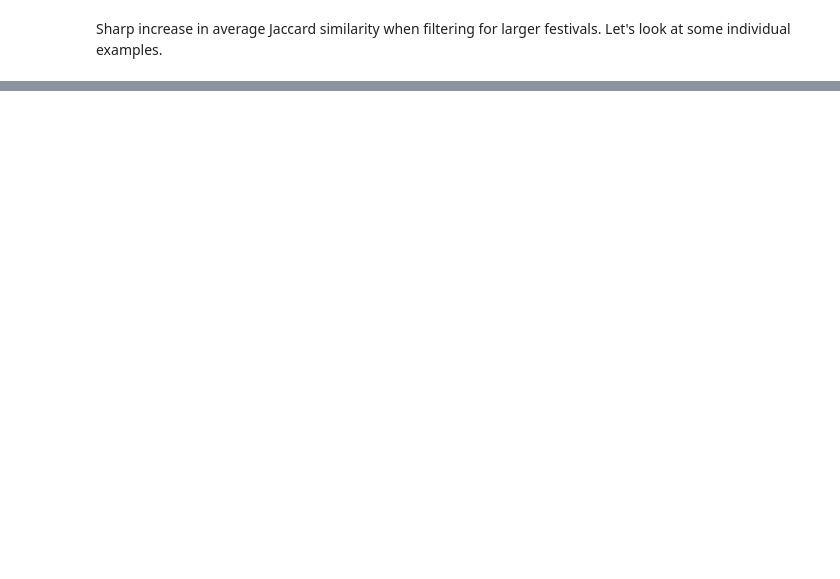
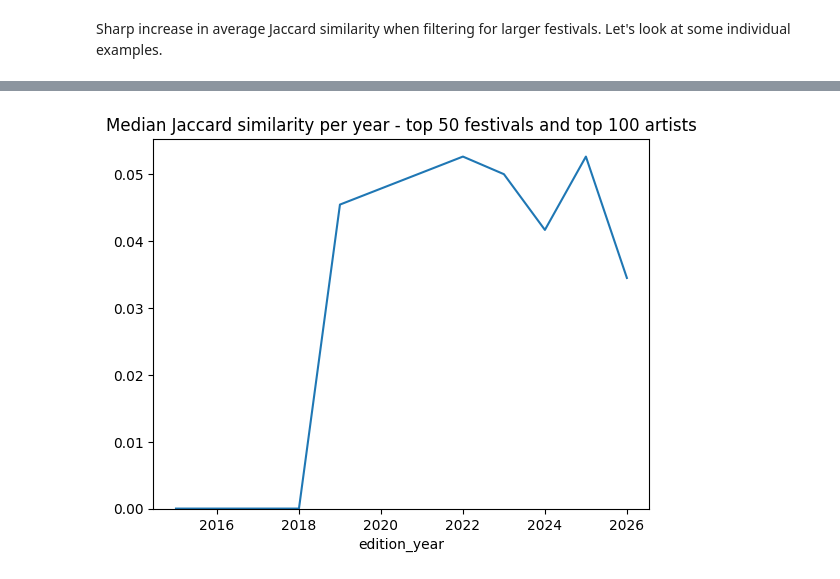
Before and after one commit to s-howe/festival-analysis, a Jupyter notebook: analysis/uniqueness.ipynb, the cells around one changed output, grey strips where cells are left out. Saved outputs shown, nothing was run; the diff lists cells and outputs as text; code cells hidden in the pictures; blank space fills up the shorter version.

```diff
--- a/analysis/uniqueness.ipynb
+++ b/analysis/uniqueness.ipynb
@@ -350,0 +479,13 @@ TBC
+# %%
+n_artists = 100
+top_n_artists = (
+    df_lineups.groupby("artist_id")
+    .size()
+    .sort_values(ascending=False)[:n_artists]
+    .index
+)
+# %%
+df_lineups = df_lineups[
+    (df_lineups['festival_id'].isin(top_n_festivals))
+    & (df_lineups['artist_id'].isin(top_n_artists))
+]
@@ -350,0 +512,15 @@ TBC
+# %%
+years = sorted(df_lineups['edition_year'].unique())
+dfs_similarities = [
+    build_df_festival_edition_similarities(
+        df_lineups=df_lineups, df_festival_stats=df_festival_stats, edition_year=year
+    ) for year in years
+]
+df_similarities = pd.concat(dfs_similarities)
+# %%
+mean_similarities = df_similarities.groupby('edition_year')['jaccard_similarity'].median()
+mean_similarities.plot(kind='line', title='Median Jaccard similarity per year - top 50 festivals and top 100 artists')
+plt.gca().set_ylim(0)
+plt.show()
+# %% [output]
+[figure, added]
```
Also changed, not shown: parts of 22 cells of this notebook.
